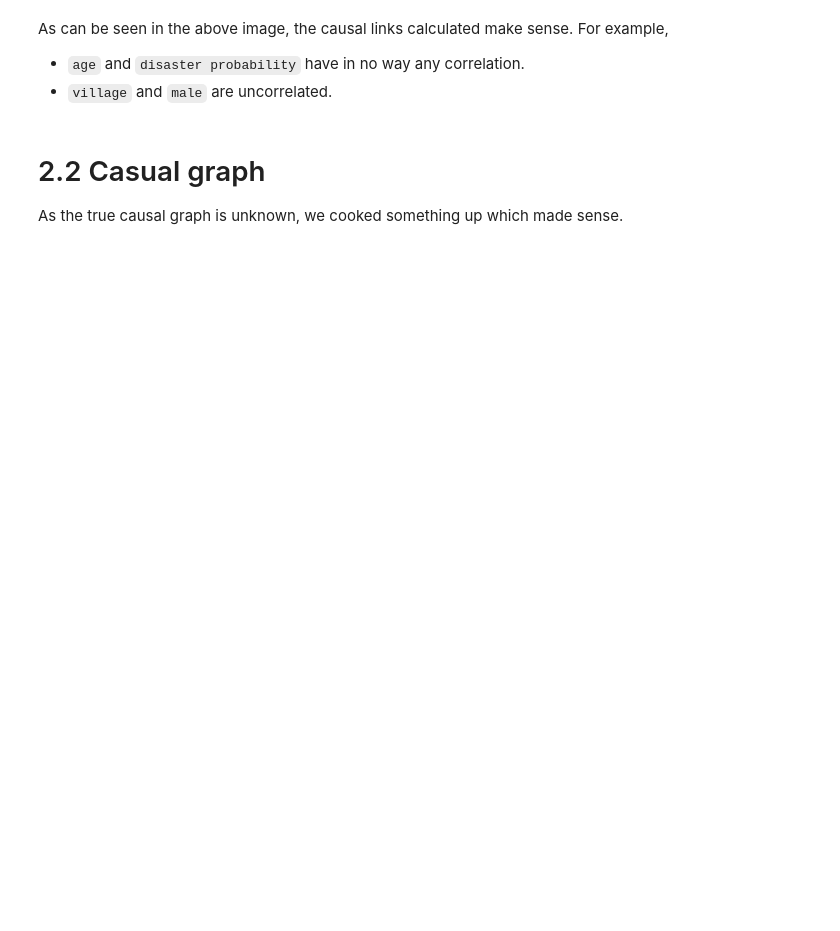
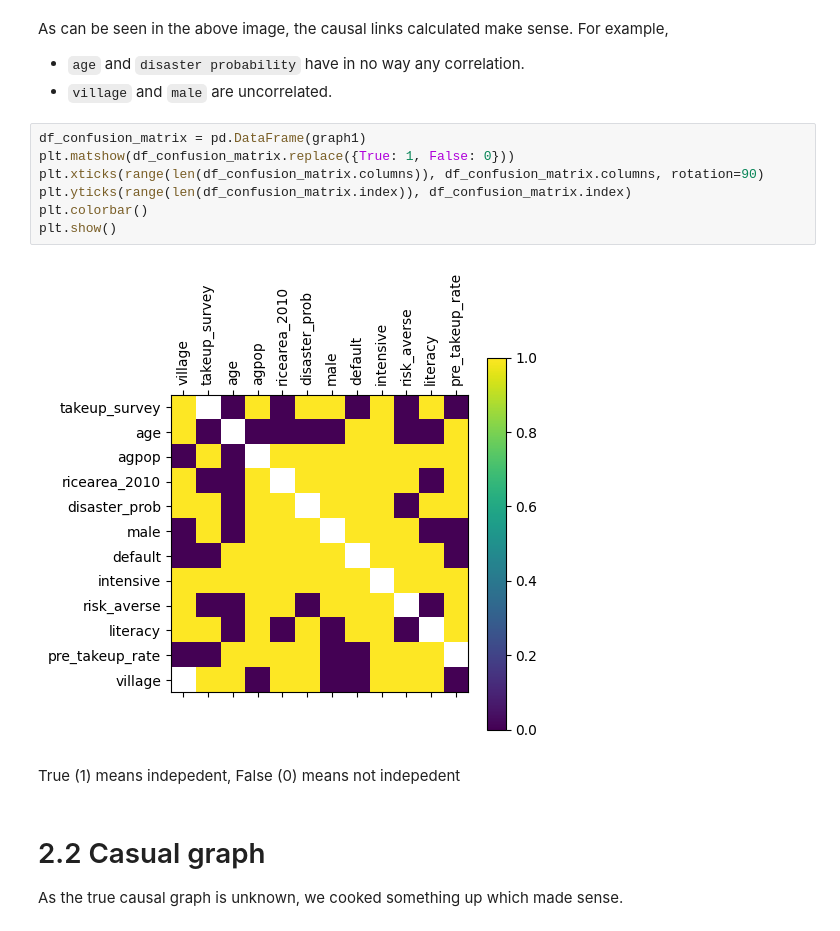
Before and after one commit to LeonPeric/causality, a Jupyter notebook: graph_calc.ipynb, the cells around one changed output. Cells and saved outputs as stored; diff of their text form; blank space fills up the shorter version.

```diff
--- a/graph_calc.ipynb
+++ b/graph_calc.ipynb
@@ -51,6 +57,17 @@ A
 As can be seen in the above image, the causal links calculated make sense. For example,
  - `age` and `disaster probability` have in no way any correlation.
  - `village` and `male` are uncorrelated.
+# %%
+df_confusion_matrix = pd.DataFrame(graph1)
+plt.matshow(df_confusion_matrix.replace({True: 1, False: 0}))
+plt.xticks(range(len(df_confusion_matrix.columns)), df_confusion_matrix.columns, rotation=90)
+plt.yticks(range(len(df_confusion_matrix.index)), df_confusion_matrix.index)
+plt.colorbar()
+plt.show()
+# %% [output]
+[figure, added]
+# %% [markdown]
+True (1) means indepedent, False (0) means not indepedent
 # %% [markdown]
 # 2.2 Casual graph
 As the true causal graph is unknown, we cooked something up which made sense.
```
Also changed, not shown: parts of 13 cells of this notebook, 2 other files.
